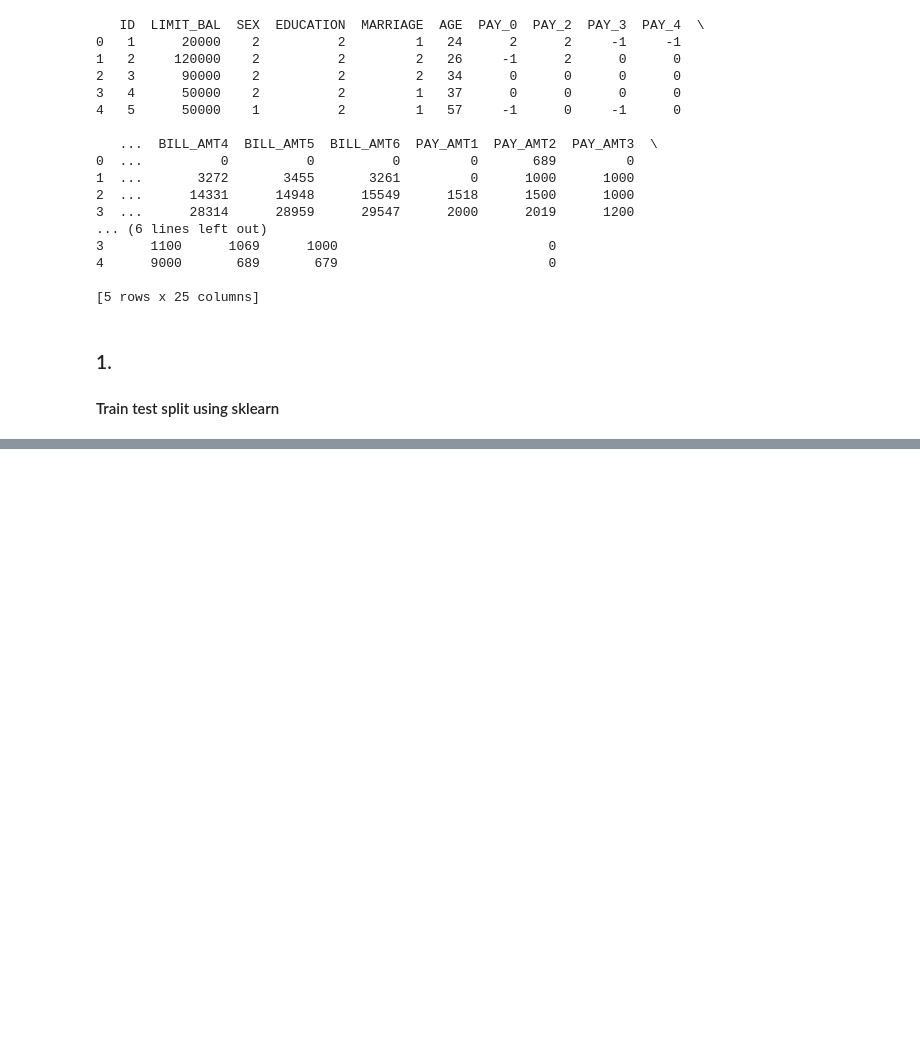
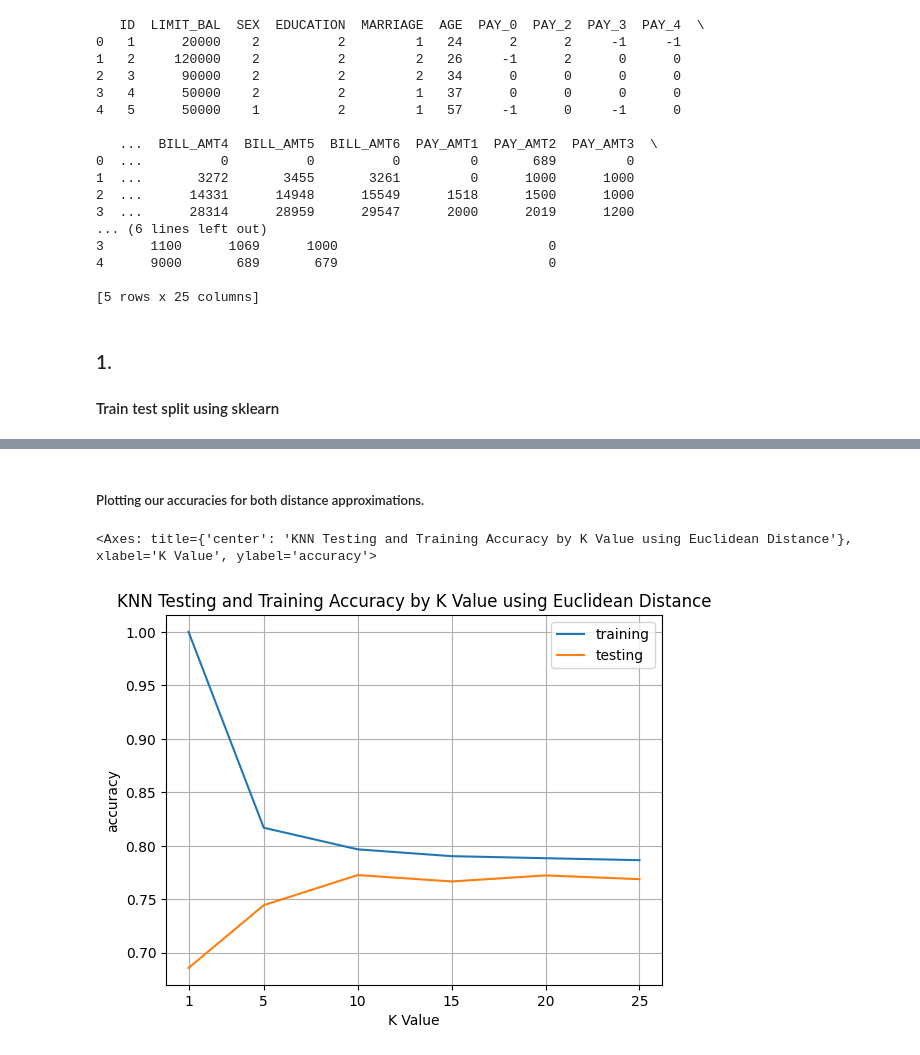
Before and after one commit to RustyRaptor/data-mining, a Jupyter notebook: 20230919_assignment3/20230919_assignment3.ipynb, the cells around one changed output, grey strips where cells are left out. Saved outputs shown, nothing was run; the diff lists cells and outputs as text; code cells hidden in the pictures; blank space fills up the shorter version.

```diff
--- a/20230919_assignment3/20230919_assignment3.ipynb
+++ b/20230919_assignment3/20230919_assignment3.ipynb
@@ -89,0 +236,8 @@ Name: default payment next month, dtype: int64
+# %%
+accuracy_by_depth_euclid = dict(zip(k_values, accuracies_euclid))
+df_accuracy_by_depth_euclid = pd.DataFrame().from_dict(
+        accuracy_by_depth_euclid,
+        orient='index', columns=['training', 'testing']
+)
+
+df_accuracy_by_depth_euclid
@@ -89,0 +268,10 @@ Name: default payment next month, dtype: int64
+# %% [markdown]
+##### Plotting our accuracies for both distance approximations.
+# %%
+df_accuracy_by_depth_euclid.plot(
+        title='KNN Testing and Training Accuracy by K Value using Euclidean Distance',
+        xticks=k_values, xlabel='K Value', ylabel='accuracy', grid=True
+)
+# %% [output]
+<Axes: title={'center': 'KNN Testing and Training Accuracy by K Value using Euclidean Distance'}, xlabel='K Value', ylabel='accuracy'>
+[figure, added]
```
Also changed, not shown: parts of 22 cells of this notebook, 2 other files.
